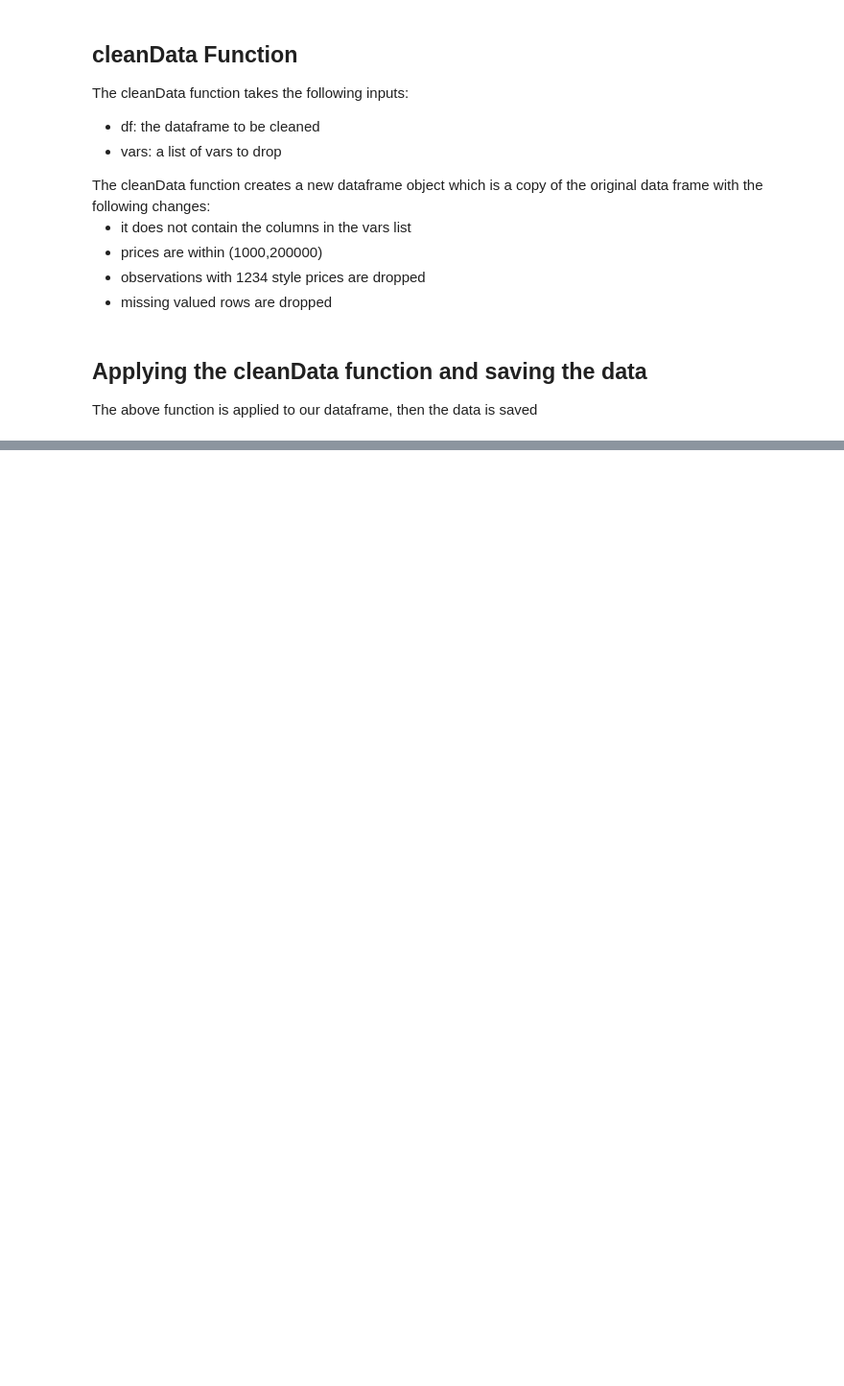
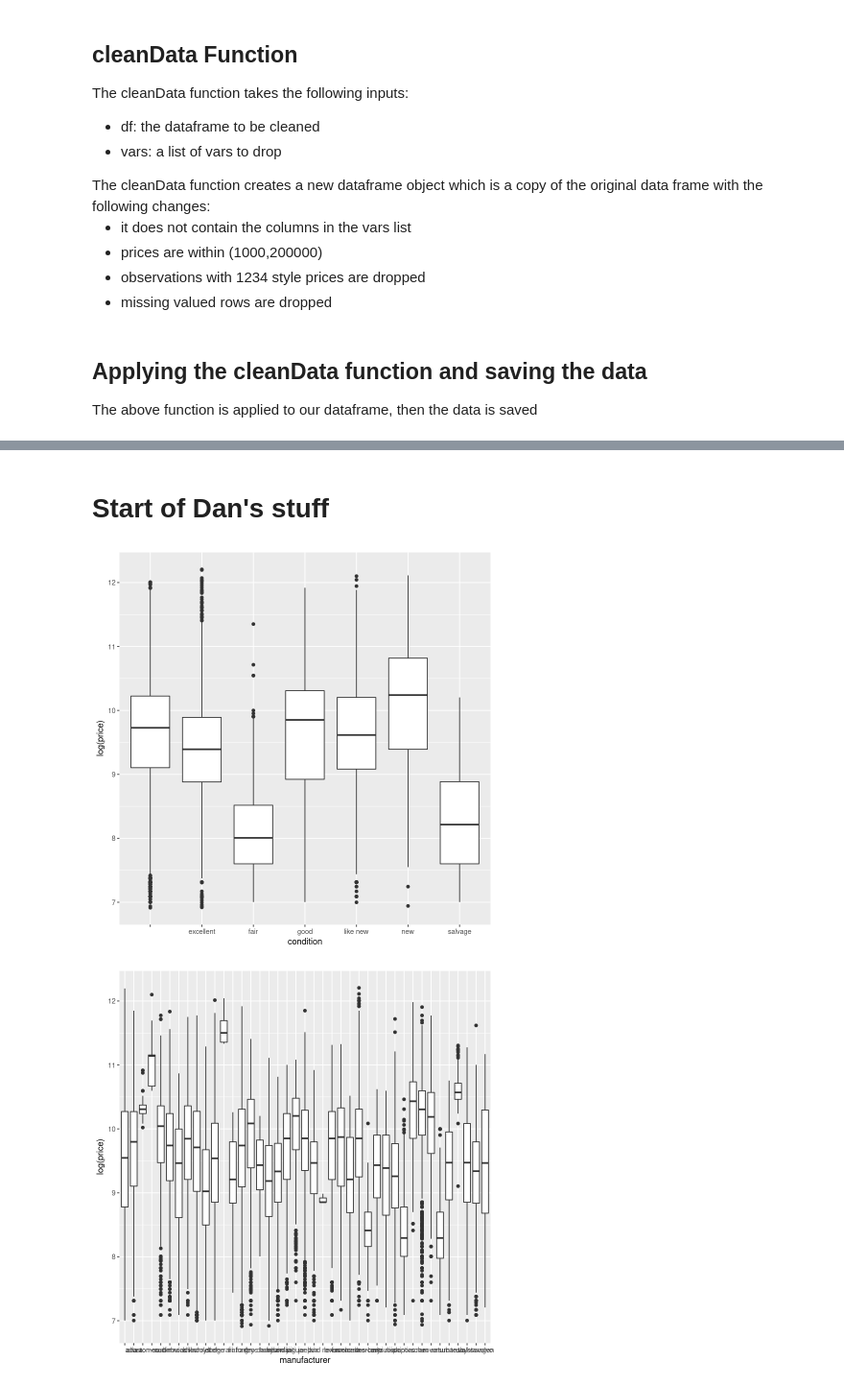
Before and after one commit to SorenRajani/STAT_447B_Project, a Jupyter notebook: dataClean.ipynb, the cells around one changed output, grey strips where cells are left out. Shown at 96% size. Cells and saved outputs as stored; diff of their text form; code cells hidden in the pictures; blank space fills up the shorter version.

Commit message:
DAN'S STUFF
categorical stuff

```diff
--- a/dataClean.ipynb
+++ b/dataClean.ipynb
@@ -91,0 +95,11 @@ hist(cleanVehicles$year,xlab = 'year', main = 'Frequency of Year')
+# %% [markdown]
+# Start of Dan's stuff
+# %%
+ggplot(aes(x = condition, y = log(price)), data = cleanVehicles)+geom_boxplot()
+
+ggplot(aes(x = manufacturer, y = log(price)), data = cleanVehicles)+geom_boxplot() # too many manufacturers, crowded. pick sample?
+
+ggplot(aes(x = cylinders, y = log(price)), data = cleanVehicles)+geom_boxplot() # technically this data is ordinal; transform and re-do?
+# %% [output]
+[figure, added]
+[figure, added]
```
Also changed, not shown: parts of 19 cells of this notebook.
